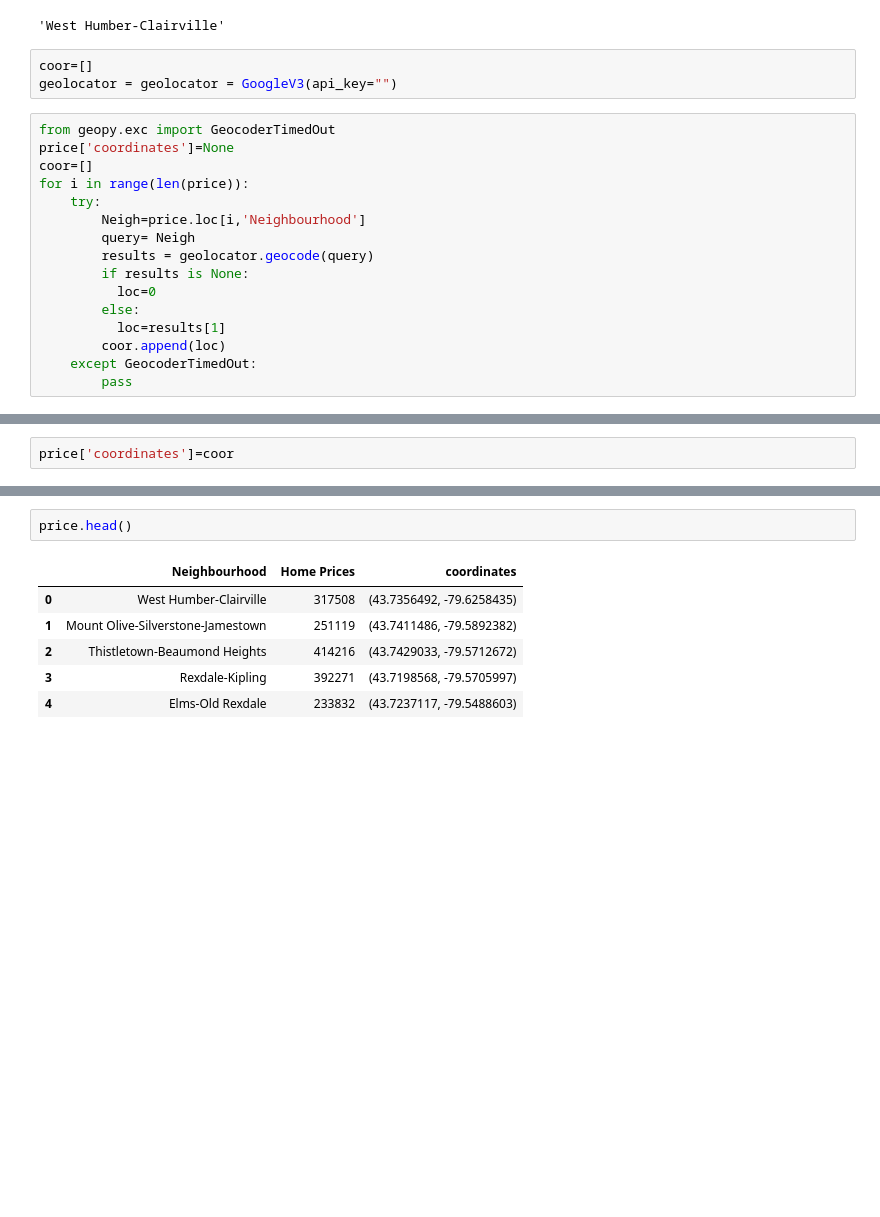
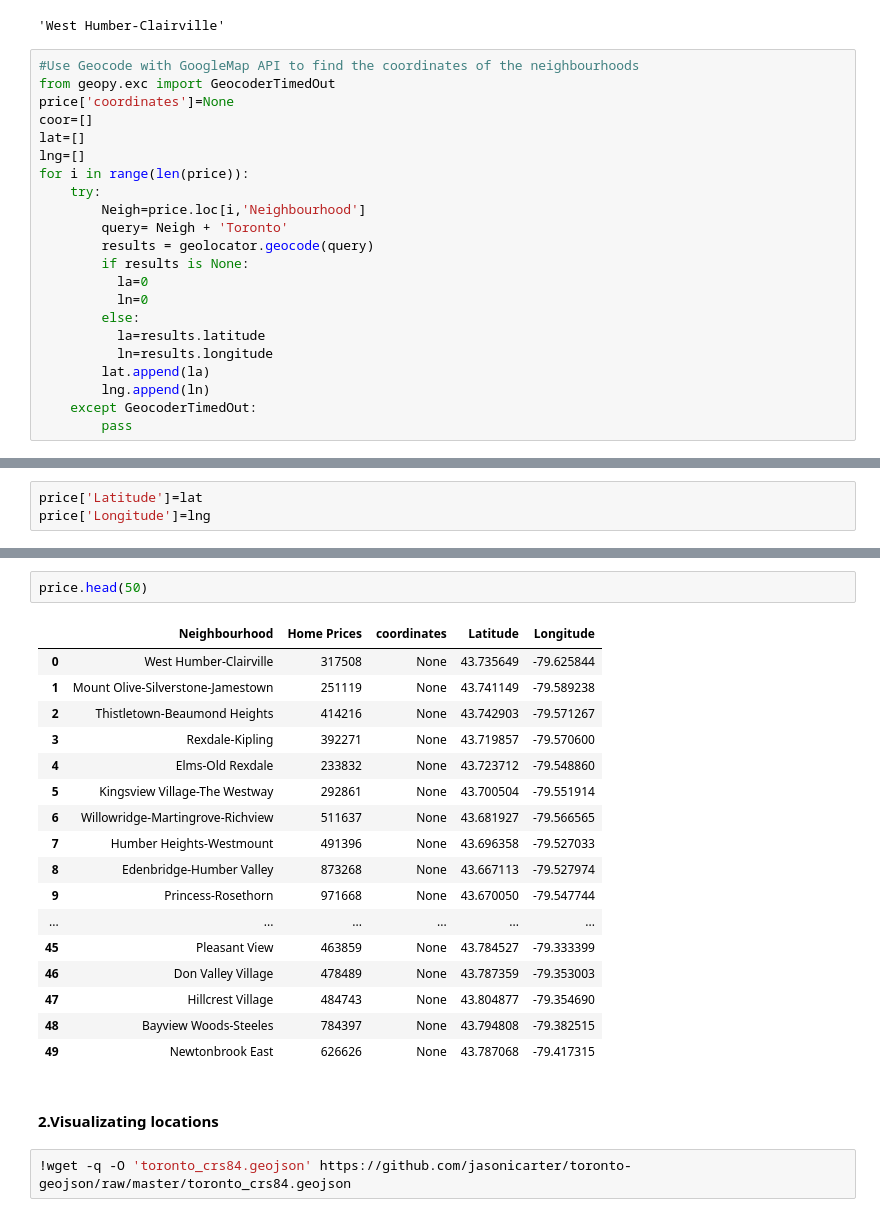
Before and after one commit to Xusen-19/IBM_Data_Science_Capstone_Project, a Jupyter notebook: Capstone_project_notebook.ipynb, the cells around one changed output, grey strips where cells are left out. Drawn from its saved outputs; the diff is of its cells as text; blank space fills up the shorter version.

```diff
--- a/Capstone_project_notebook.ipynb
+++ b/Capstone_project_notebook.ipynb
@@ -82,23 +83,26 @@ len(price)
 price.loc[0,'Neighbourhood']
 # %% [output]
 'West Humber-Clairville'
-# %%
-coor=[]
-geolocator = geolocator = GoogleV3(api_key="")
 # %%
+#Use Geocode with GoogleMap API to find the coordinates of the neighbourhoods
 from geopy.exc import GeocoderTimedOut
 price['coordinates']=None
 coor=[]
+lat=[]
+lng=[]
 for i in range(len(price)):
     try:
         Neigh=price.loc[i,'Neighbourhood']
-        query= Neigh
+        query= Neigh + 'Toronto'
         results = geolocator.geocode(query)
         if results is None:
-          loc=0
+          la=0
+          ln=0
         else:
-          loc=results[1]
-        coor.append(loc)
+          la=results.latitude
+          ln=results.longitude
+        lat.append(la)
+        lng.append(ln)
     except GeocoderTimedOut:
         pass
 # %% [output]
@@ -109,2 +113,0 @@ See the caveats in the documentation: https://pandas.pydata.org/pandas-docs/stab
-# %%
-price['coordinates']=coor
@@ -116,0 +114,3 @@ See the caveats in the documentation: https://pandas.pydata.org/pandas-docs/stab
+# %%
+price['Latitude']=lat
+price['Longitude']=lng
@@ -117,9 +141,24 @@ See the caveats in the documentation: https://pandas.pydata.org/pandas-docs/stab
 # %%
-price.head()
+price.head(50)
 # %% [output]
-|  | Neighbourhood | Home Prices | coordinates |
-| 0 | West Humber-Clairville | 317508 | (43.7356492, -79.6258435) |
-| 1 | Mount Olive-Silverstone-Jamestown | 251119 | (43.7411486, -79.5892382) |
-| 2 | Thistletown-Beaumond Heights | 414216 | (43.7429033, -79.5712672) |
-| 3 | Rexdale-Kipling | 392271 | (43.7198568, -79.5705997) |
-| 4 | Elms-Old Rexdale | 233832 | (43.7237117, -79.5488603) |
+|  | Neighbourhood | Home Prices | coordinates | Latitude | Longitude |
+| 0 | West Humber-Clairville | 317508 | None | 43.735649 | -79.625844 |
+| 1 | Mount Olive-Silverstone-Jamestown | 251119 | None | 43.741149 | -79.589238 |
+| 2 | Thistletown-Beaumond Heights | 414216 | None | 43.742903 | -79.571267 |
+| 3 | Rexdale-Kipling | 392271 | None | 43.719857 | -79.570600 |
+| 4 | Elms-Old Rexdale | 233832 | None | 43.723712 | -79.548860 |
+| 5 | Kingsview Village-The Westway | 292861 | None | 43.700504 | -79.551914 |
+| 6 | Willowridge-Martingrove-Richview | 511637 | None | 43.681927 | -79.566565 |
+| 7 | Humber Heights-Westmount | 491396 | None | 43.696358 | -79.527033 |
+| 8 | Edenbridge-Humber Valley | 873268 | None | 43.667113 | -79.527974 |
+| 9 | Princess-Rosethorn | 971668 | None | 43.670050 | -79.547744 |
+| ... | ... | ... | ... | ... | ... |
+| 45 | Pleasant View | 463859 | None | 43.784527 | -79.333399 |
+| 46 | Don Valley Village | 478489 | None | 43.787359 | -79.353003 |
+| 47 | Hillcrest Village | 484743 | None | 43.804877 | -79.354690 |
+| 48 | Bayview Woods-Steeles | 784397 | None | 43.794808 | -79.382515 |
+| 49 | Newtonbrook East | 626626 | None | 43.787068 | -79.417315 |
+# %% [markdown]
+#### **2.Visualizating locations**
+# %%
+!wget -q -O 'toronto_crs84.geojson' https://github.com/jasonicarter/toronto-geojson/raw/master/toronto_crs84.geojson
```
Also changed, not shown: parts of 25 cells of this notebook.
